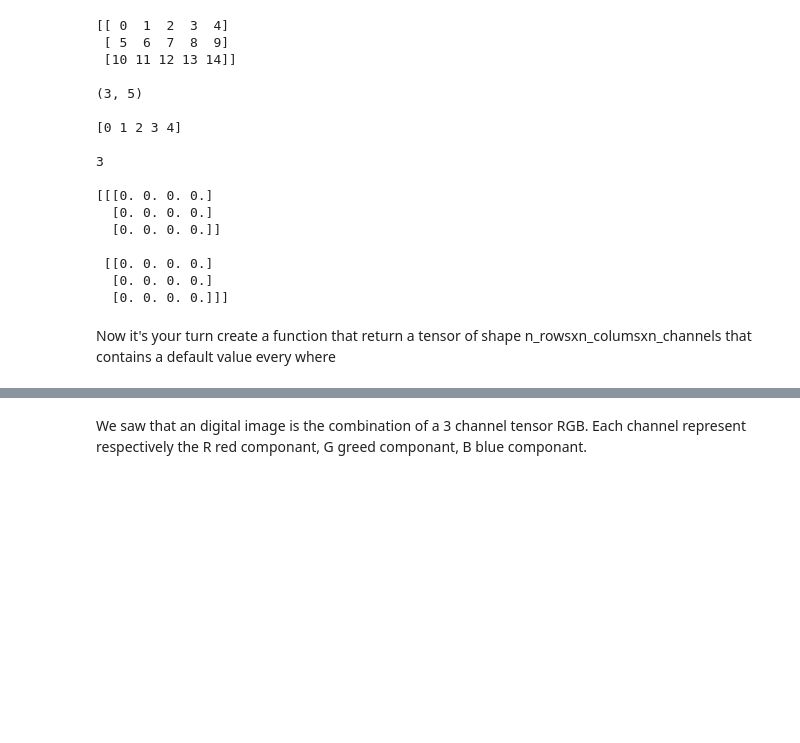
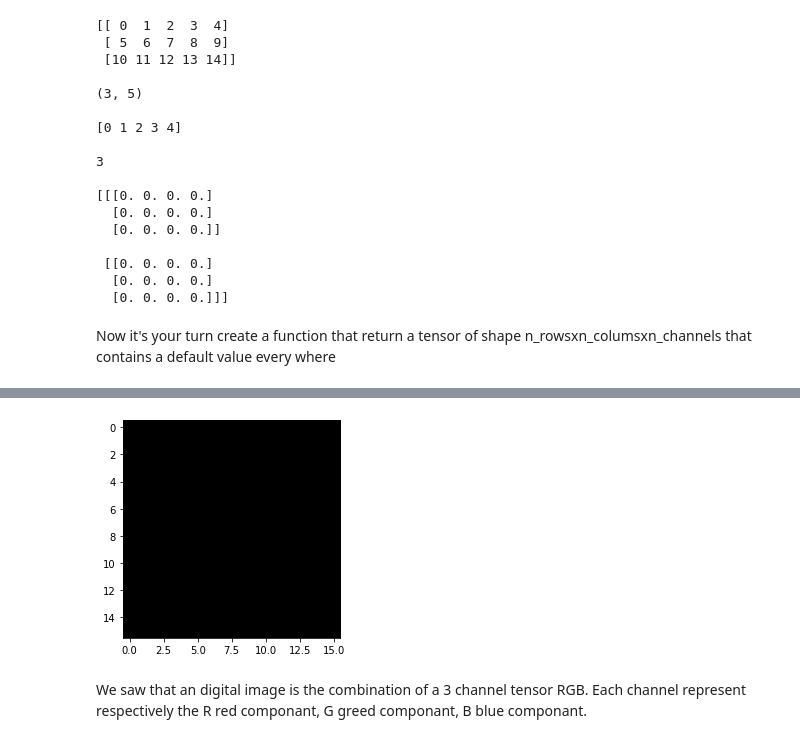
Before and after one commit to DL-ECE/tp2-deeplearningonimages-Pymboss75, a Jupyter notebook: convolution.ipynb, the cells around one changed output, grey strips where cells are left out. Cells and saved outputs as stored; diff of their text form; code cells hidden in the pictures; blank space fills up the shorter version.

```diff
--- a/convolution.ipynb
+++ b/convolution.ipynb
@@ -130,3 +133,7 @@ def plot_one_tensor(image_tensor: np.array):
+# %%
+plot_one_tensor(black_like)
+# %% [output]
+[figure, added]
 # %% [markdown]
 We saw that an digital image is the combination of a 3 channel tensor RGB.
 Each channel represent respectively the R red componant, G greed componant, B blue componant.
```
Also changed, not shown: parts of 15 cells of this notebook.
